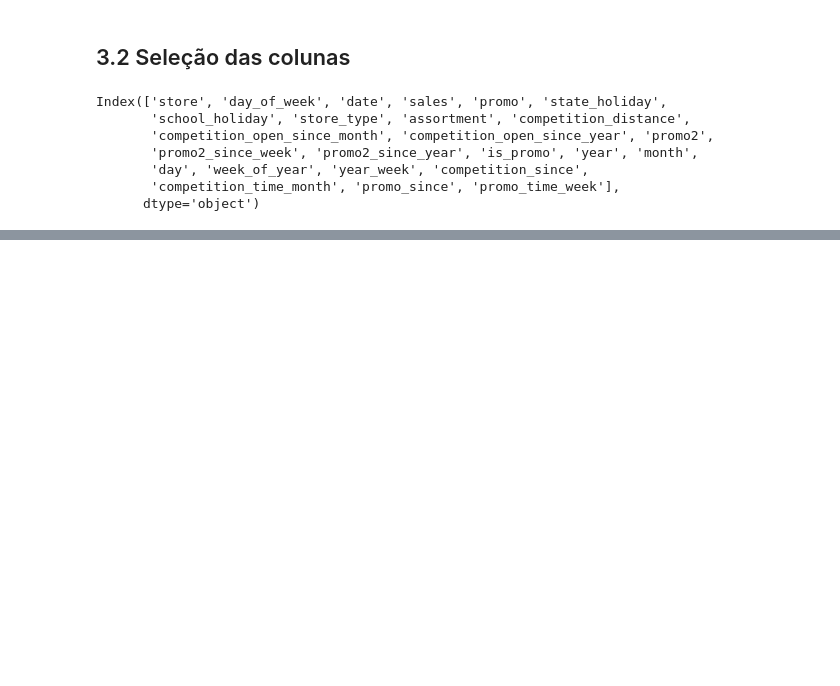
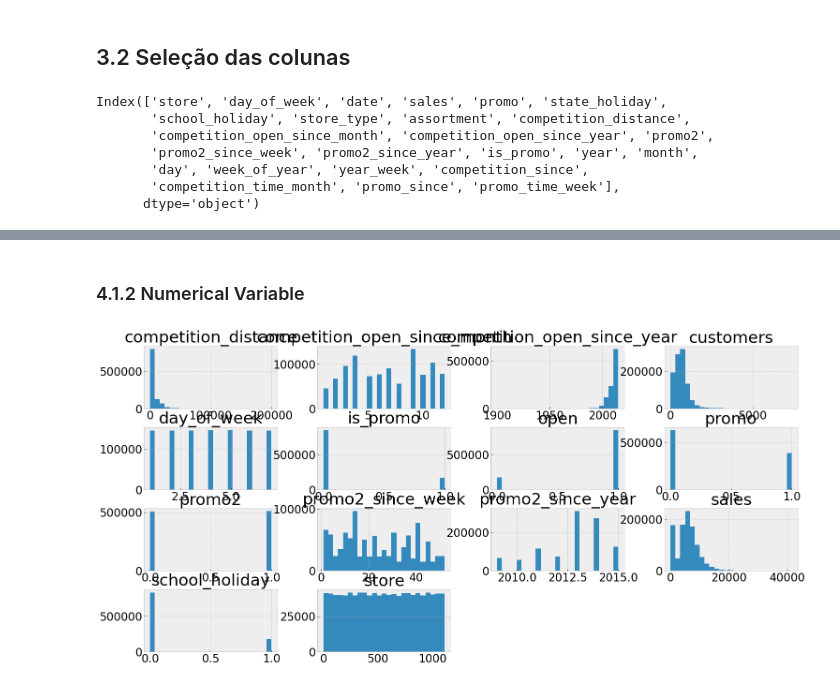
Before and after one commit to brunosantos4/Rossmann-Store-Sales, a Jupyter notebook: Projeto_teste.ipynb, the cells around one changed output, grey strips where cells are left out. Drawn from its saved outputs; the diff is of its cells as text; code cells hidden in the pictures; blank space fills up the shorter version.

```diff
--- a/Projeto_teste.ipynb
+++ b/Projeto_teste.ipynb
@@ -480,0 +494,6 @@ Index(['store', 'day_of_week', 'date', 'sales', 'promo', 'state_holiday',
+# %% [markdown]
+### 4.1.2 Numerical Variable
+# %%
+num_attributes.hist(bins = 25);
+# %% [output]
+[figure, added]
```
Also changed, not shown: parts of 16 cells of this notebook.
